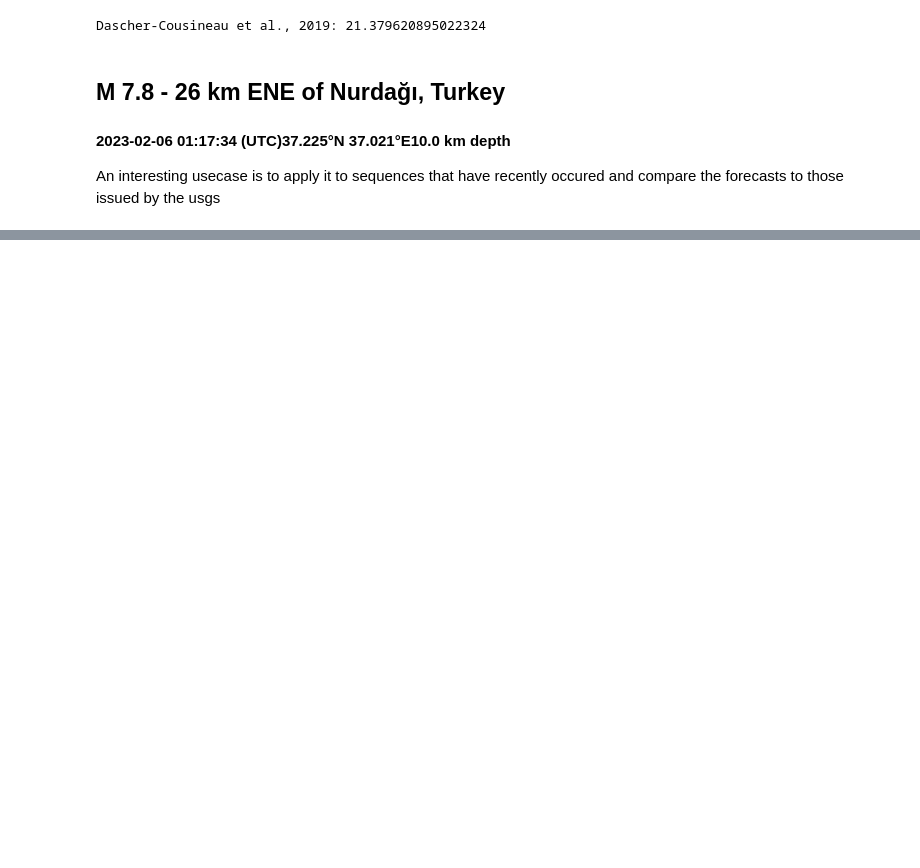
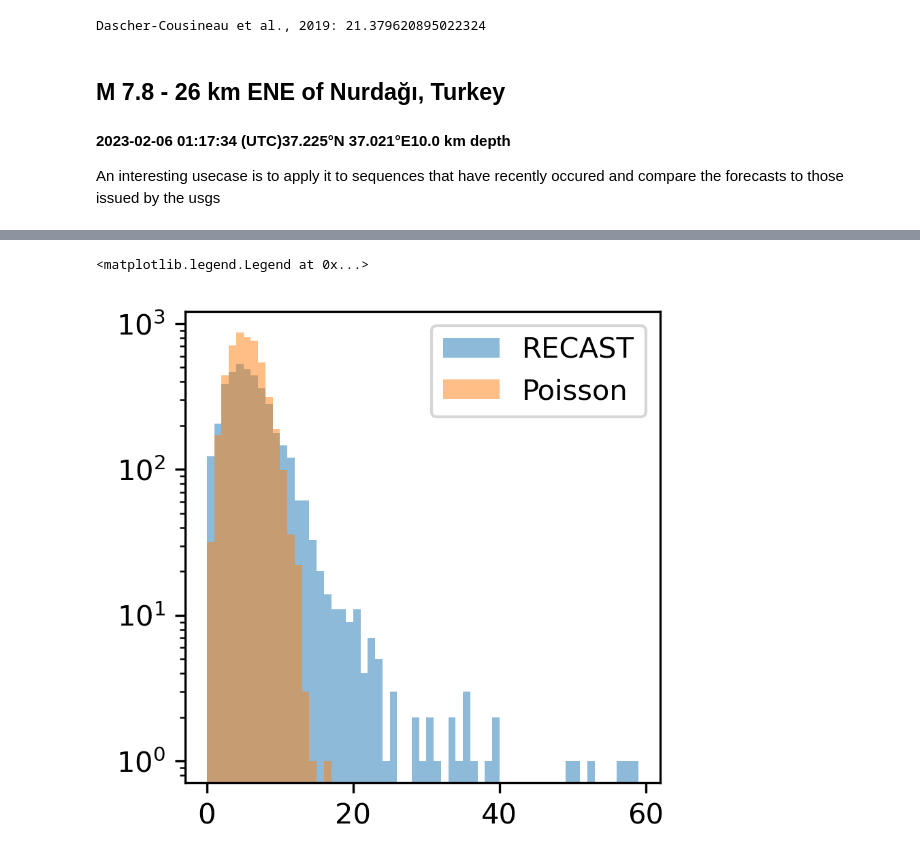
Before and after one commit to keliankaz/recast, a Jupyter notebook: notebooks/kelian/5. Forecasting global.ipynb, the cells around one changed output, grey strips where cells are left out. Cells and saved outputs as stored; diff of their text form; code cells hidden in the pictures; blank space fills up the shorter version.

```diff
--- a/notebooks/kelian/5. Forecasting global.ipynb
+++ b/notebooks/kelian/5. Forecasting global.ipynb
@@ -193,0 +195,14 @@ for i in range(10):
+# %%
+# individual forecast specs
+duration = 14 # days
+number_of_continuations = 5000
+quantiles = np.arange(0,1,0.01) # queried from the counts of the forecasts
+
+# experiment specs
+experiment_start_day = test_seq.arrival_times[test_seq.mag.argmax()]+1
+experiment_duration = 50
+experiment_end_day = experiment_start_day + experiment_duration
+dt = 1
+
+# what we are recording
+forecast_times = experiment_start_day + np.arange(0,experiment_duration,dt)
@@ -193,0 +245,8 @@ for i in range(10):
+# %%
+fig, ax = plt.subplots(dpi=300, figsize=(3,3))
+ax.hist(counts,bins=range(60),log=True, alpha=0.5, label='RECAST')
+ax.hist(np.random.poisson(5, 5000), bins=range(60),log=True, alpha=0.5,label='Poisson')
+ax.legend()
+# %% [output]
+<matplotlib.legend.Legend at 0x...>
+[figure, added]
```
Also changed, not shown: parts of 14 cells of this notebook, 2 other files.
